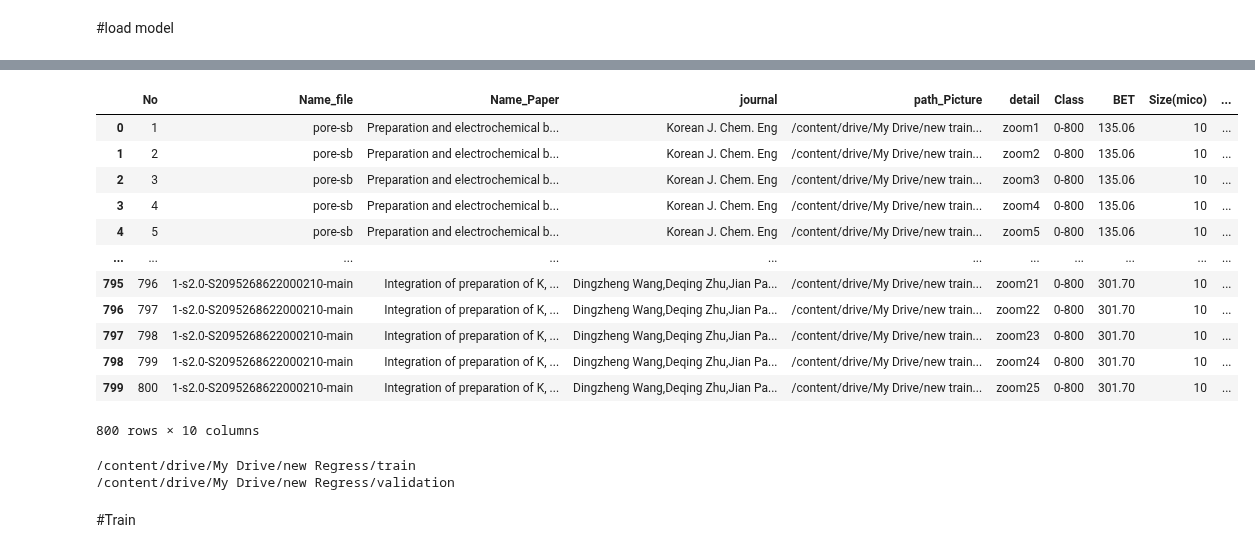
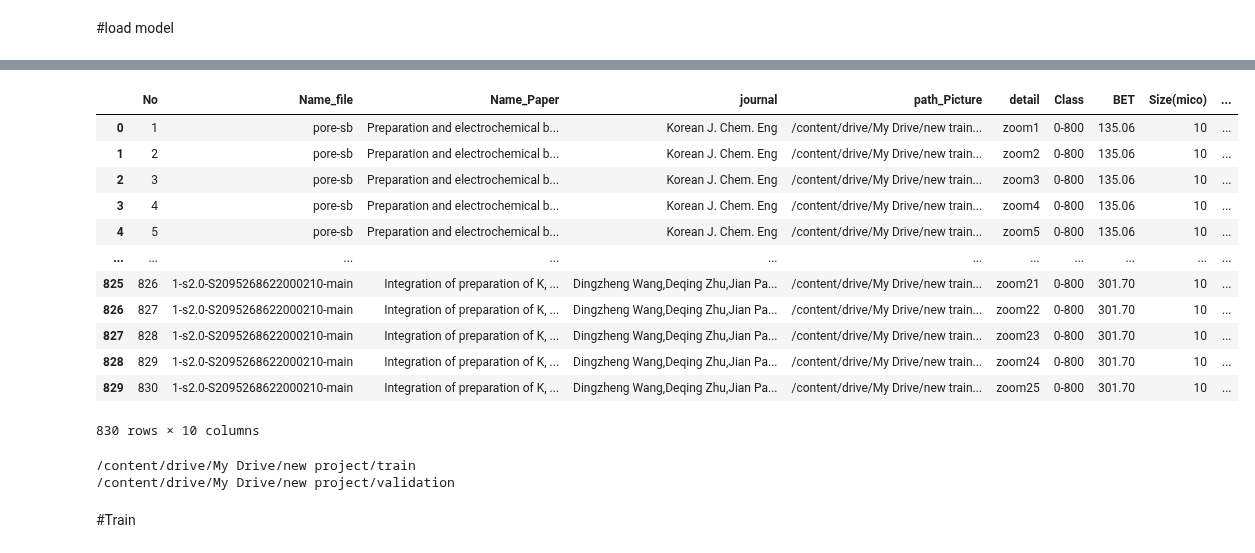
Before and after one commit to kittikhun62/efficientnet_keras_transfer_learning, a Jupyter notebook: regression_2Class_Unfreeze.ipynb, the cells around one changed output, grey strips where cells are left out. Drawn from its saved outputs; the diff is of its cells as text; code cells hidden in the pictures.

```diff
--- a/regression_2Class_Unfreeze.ipynb
+++ b/regression_2Class_Unfreeze.ipynb
@@ -112,22 +125,22 @@ Trainable params: 2,565
 Non-trainable params: 4,049,564
 _________________________________________________________________
 # %%
-df = pd.read_csv (f'/content/drive/My Drive/data - 2 class Regress.csv')
+df = pd.read_csv (f'/content/drive/My Drive/data - 2 class เพิ่ม 4 paper.csv')
 df
 # %% [output]
 |  | No | Name_file | Name_Paper | journal | path_Picture | detail | Class | BET | Size(mico) | ... |
 | 0 | 1 | pore-sb | Preparation and electrochemical b... | Korean J. Chem. Eng | /content/drive/My Drive/new train... | zoom1 | 0-800 | 135.06 | 10 | ... |
 | 1 | 2 | pore-sb | Preparation and electrochemical b... | Korean J. Chem. Eng | /content/drive/My Drive/new train... | zoom2 | 0-800 | 135.06 | 10 | ... |
 | 2 | 3 | pore-sb | Preparation and electrochemical b... | Korean J. Chem. Eng | /content/drive/My Drive/new train... | zoom3 | 0-800 | 135.06 | 10 | ... |
 | 3 | 4 | pore-sb | Preparation and electrochemical b... | Korean J. Chem. Eng | /content/drive/My Drive/new train... | zoom4 | 0-800 | 135.06 | 10 | ... |
 | 4 | 5 | pore-sb | Preparation and electrochemical b... | Korean J. Chem. Eng | /content/drive/My Drive/new train... | zoom5 | 0-800 | 135.06 | 10 | ... |
 | ... | ... | ... | ... | ... | ... | ... | ... | ... | ... | ... |
-| 795 | 796 | 1-s2.0-S2095268622000210-main | Integration of preparation of K, ... | Dingzheng Wang,Deqing Zhu,Jian Pa... | /content/drive/My Drive/new train... | zoom21 | 0-800 | 301.70 | 10 | ... |
-| 796 | 797 | 1-s2.0-S2095268622000210-main | Integration of preparation of K, ... | Dingzheng Wang,Deqing Zhu,Jian Pa... | /content/drive/My Drive/new train... | zoom22 | 0-800 | 301.70 | 10 | ... |
-| 797 | 798 | 1-s2.0-S2095268622000210-main | Integration of preparation of K, ... | Dingzheng Wang,Deqing Zhu,Jian Pa... | /content/drive/My Drive/new train... | zoom23 | 0-800 | 301.70 | 10 | ... |
-| 798 | 799 | 1-s2.0-S2095268622000210-main | Integration of preparation of K, ... | Dingzheng Wang,Deqing Zhu,Jian Pa... | /content/drive/My Drive/new train... | zoom24 | 0-800 | 301.70 | 10 | ... |
-| 799 | 800 | 1-s2.0-S2095268622000210-main | Integration of preparation of K, ... | Dingzheng Wang,Deqing Zhu,Jian Pa... | /content/drive/My Drive/new train... | zoom25 | 0-800 | 301.70 | 10 | ... |
+| 825 | 826 | 1-s2.0-S2095268622000210-main | Integration of preparation of K, ... | Dingzheng Wang,Deqing Zhu,Jian Pa... | /content/drive/My Drive/new train... | zoom21 | 0-800 | 301.70 | 10 | ... |
+| 826 | 827 | 1-s2.0-S2095268622000210-main | Integration of preparation of K, ... | Dingzheng Wang,Deqing Zhu,Jian Pa... | /content/drive/My Drive/new train... | zoom22 | 0-800 | 301.70 | 10 | ... |
+| 827 | 828 | 1-s2.0-S2095268622000210-main | Integration of preparation of K, ... | Dingzheng Wang,Deqing Zhu,Jian Pa... | /content/drive/My Drive/new train... | zoom23 | 0-800 | 301.70 | 10 | ... |
+| 828 | 829 | 1-s2.0-S2095268622000210-main | Integration of preparation of K, ... | Dingzheng Wang,Deqing Zhu,Jian Pa... | /content/drive/My Drive/new train... | zoom24 | 0-800 | 301.70 | 10 | ... |
+| 829 | 830 | 1-s2.0-S2095268622000210-main | Integration of preparation of K, ... | Dingzheng Wang,Deqing Zhu,Jian Pa... | /content/drive/My Drive/new train... | zoom25 | 0-800 | 301.70 | 10 | ... |
-800 rows × 10 columns
+830 rows × 10 columns
 # %%
 import os
 # %%
@@ -136,13 +149,13 @@ train = df[df['No'].between(1,598)]
 # %%
-DATA_PATH = '/content/drive/My Drive/new Regress'
+DATA_PATH = '/content/drive/My Drive/new project'
 os.chdir(DATA_PATH)
 train_dir = os.path.join(DATA_PATH, 'train')
 print(train_dir)
 validation_dir = os.path.join(DATA_PATH, 'validation')
 print(validation_dir)
 # %% [output]
-/content/drive/My Drive/new Regress/train
-/content/drive/My Drive/new Regress/validation
+/content/drive/My Drive/new project/train
+/content/drive/My Drive/new project/validation
 # %% [markdown]
 
 #Train
```
Also changed, not shown: parts of 14 cells of this notebook.
